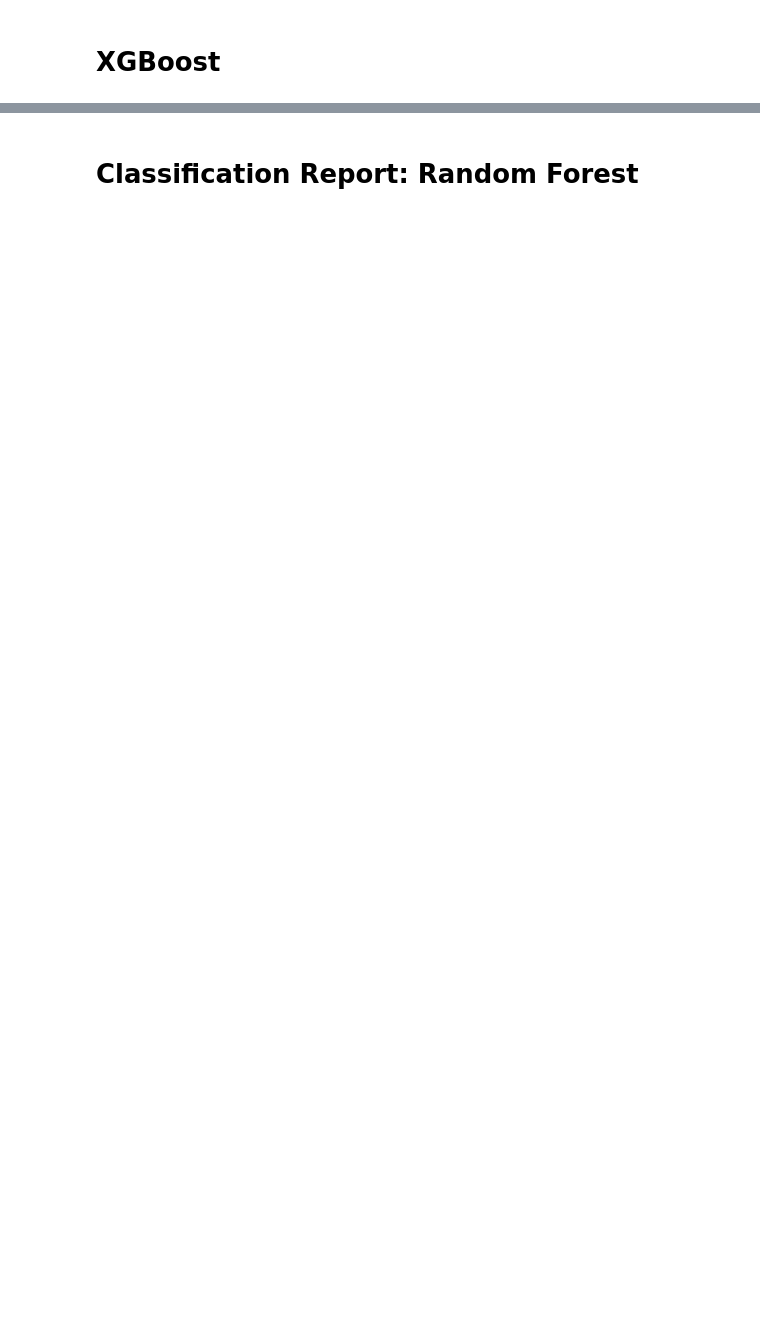
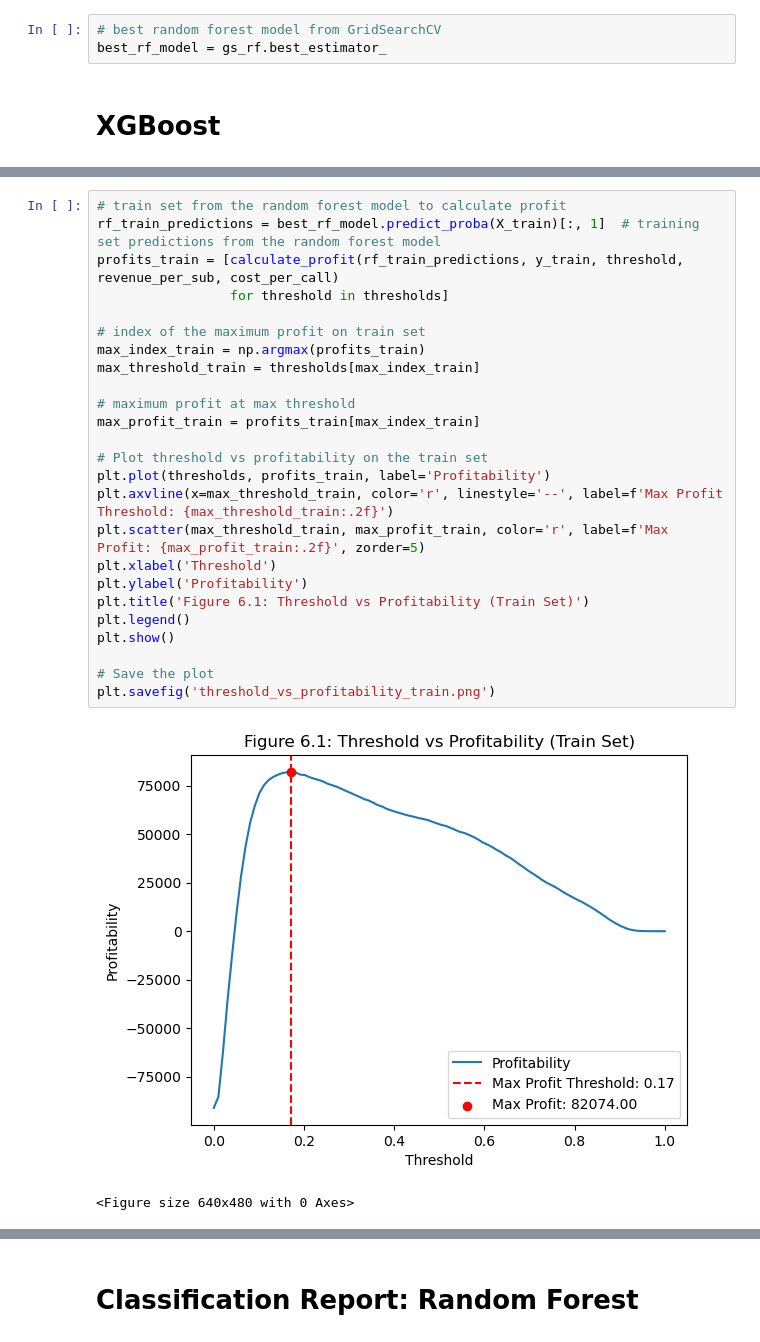
Before and after one commit to gulnar77/Capstone-Predictive-Insights-from-Portuguese-Bank-Marketing-Data, a Jupyter notebook: Modeling.ipynb, the cells around one changed output, grey strips where cells are left out. Drawn from its saved outputs; the diff is of its cells as text; blank space fills up the shorter version.

```diff
--- a/Modeling.ipynb
+++ b/Modeling.ipynb
@@ -115,5 +89,8 @@ print(best_params)
 # %% [output]
 {'max_depth': 20, 'max_features': 'sqrt', 'n_estimators': 250}
+# %%
+# best random forest model from GridSearchCV
+best_rf_model = gs_rf.best_estimator_
 # %% [markdown]
 # XGBoost
 # %%
@@ -265,0 +237,28 @@ plt.savefig('threshold_vs_profitability.png')
+# %%
+# train set from the random forest model to calculate profit
+rf_train_predictions = best_rf_model.predict_proba(X_train)[:, 1]  # training set predictions from the random forest model
+profits_train = [calculate_profit(rf_train_predictions, y_train, threshold, revenue_per_sub, cost_per_call)
+                 for threshold in thresholds]
+
+# index of the maximum profit on train set
+max_index_train = np.argmax(profits_train)
+max_threshold_train = thresholds[max_index_train]
+
+# maximum profit at max threshold
+max_profit_train = profits_train[max_index_train]
+
+# Plot threshold vs profitability on the train set
+plt.plot(thresholds, profits_train, label='Profitability')
+plt.axvline(x=max_threshold_train, color='r', linestyle='--', label=f'Max Profit Threshold: {max_threshold_train:.2f}')
+plt.scatter(max_threshold_train, max_profit_train, color='r', label=f'Max Profit: {max_profit_train:.2f}', zorder=5)
+plt.xlabel('Threshold')
+plt.ylabel('Profitability')
+plt.title('Figure 6.1: Threshold vs Profitability (Train Set)')
+plt.legend()
+plt.show()
+
+# Save the plot
+plt.savefig('threshold_vs_profitability_train.png')
+# %% [output]
+[figure, added]
+<Figure size 640x480 with 0 Axes>
```
Also changed, not shown: parts of 27 cells of this notebook.
